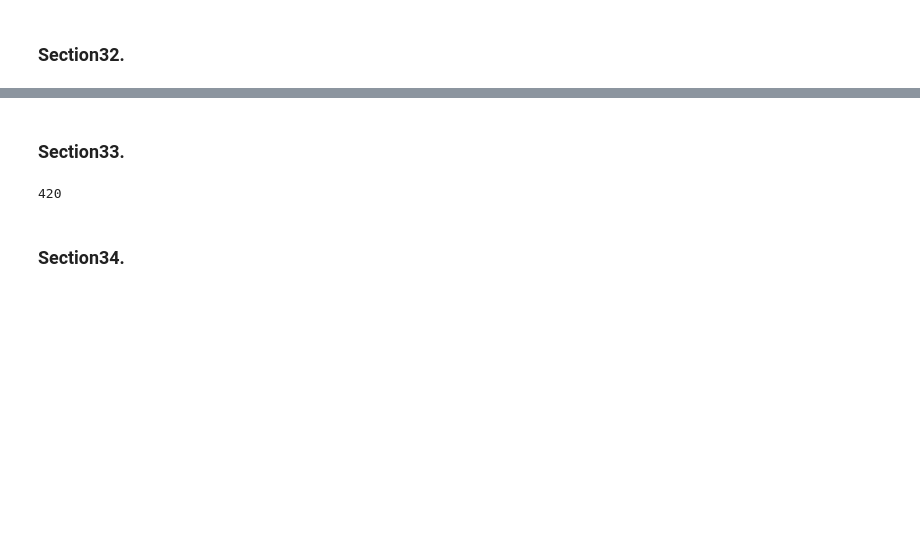
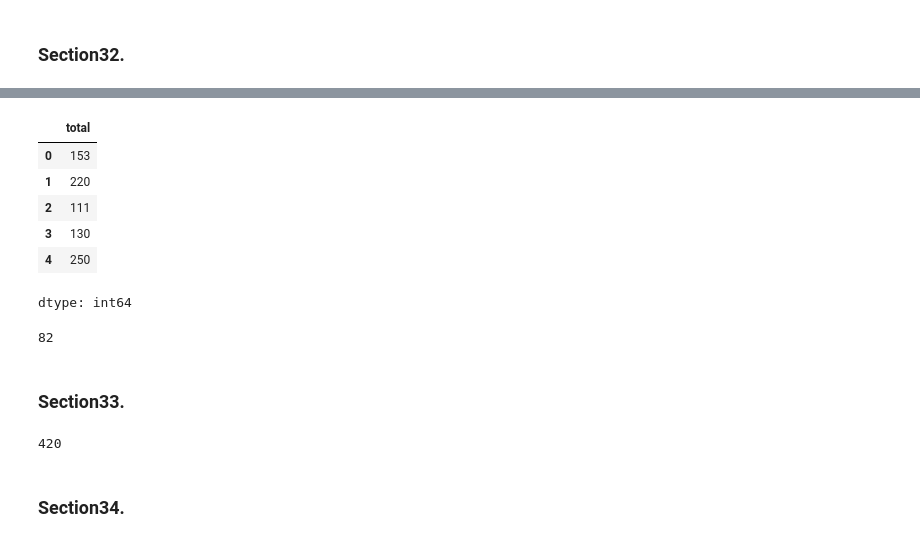
Before and after one commit to inzeong/BigData-Spark, a Jupyter notebook: part1/ch3/ch3_ex_type1.ipynb, the cells around one changed output, grey strips where cells are left out. Cells and saved outputs as stored; diff of their text form; code cells hidden in the pictures; blank space fills up the shorter version.

```diff
--- a/part1/ch3/ch3_ex_type1.ipynb
+++ b/part1/ch3/ch3_ex_type1.ipynb
@@ -1088,3 +1090,22 @@ print(round(result))
+# %%
+# 수학, 영어, 국어 점수 합계
+df['total'] = df[['수학','영어','국어']].sum(axis=1)
+df['total'].head()
+# %% [output]
+|  | total |
+| 0 | 153 |
+| 1 | 220 |
+| 2 | 111 |
+| 3 | 130 |
+| 4 | 250 |
+dtype: int64
+# %%
+#합이 가장 큰 상위 10명
+df= df.sort_values('total',ascending=False)
+top10=df.iloc[:10]
+print(round(top10['수학'].mean()))
+# %% [output]
+82
 # %% [markdown]
 ### Section33.
 # %%
```
Also changed, not shown: parts of 4 cells of this notebook.
